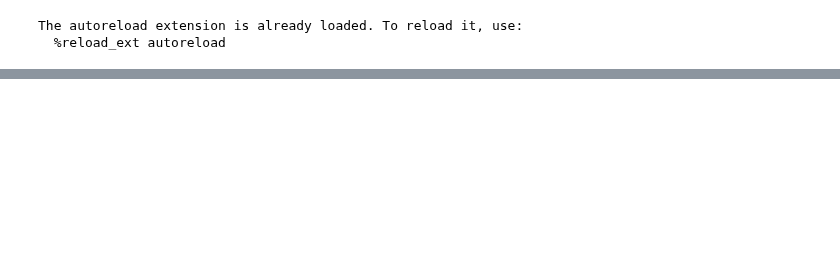
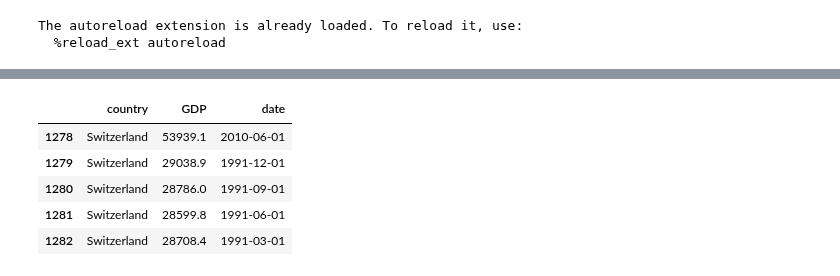
Before and after one commit to theS3b/Smoothing-Techniques-for-Predicting-High-Frequency-Time-Series, a Jupyter notebook: main.ipynb, the cells around one changed output, grey strips where cells are left out. Saved outputs shown, nothing was run; the diff lists cells and outputs as text; code cells hidden in the pictures; blank space fills up the shorter version.

```diff
--- a/main.ipynb
+++ b/main.ipynb
@@ -58,4 +67,13 @@ y_train[country_train == "Switzerland"].head()
 Name: GDP, dtype: float64
+# %%
+all_gdps[all_gdps["country"] == "Switzerland"].head()
+# %% [output]
+|  | country | GDP | date |
+| 1278 | Switzerland | 53939.1 | 2010-06-01 |
+| 1279 | Switzerland | 29038.9 | 1991-12-01 |
+| 1280 | Switzerland | 28786.0 | 1991-09-01 |
+| 1281 | Switzerland | 28599.8 | 1991-06-01 |
+| 1282 | Switzerland | 28708.4 | 1991-03-01 |
 # %%
 models = {
     #'mlp': MLP(seed=SEED, n_models=5),
```
Also changed, not shown: parts of 5 cells of this notebook, 1 other file.
